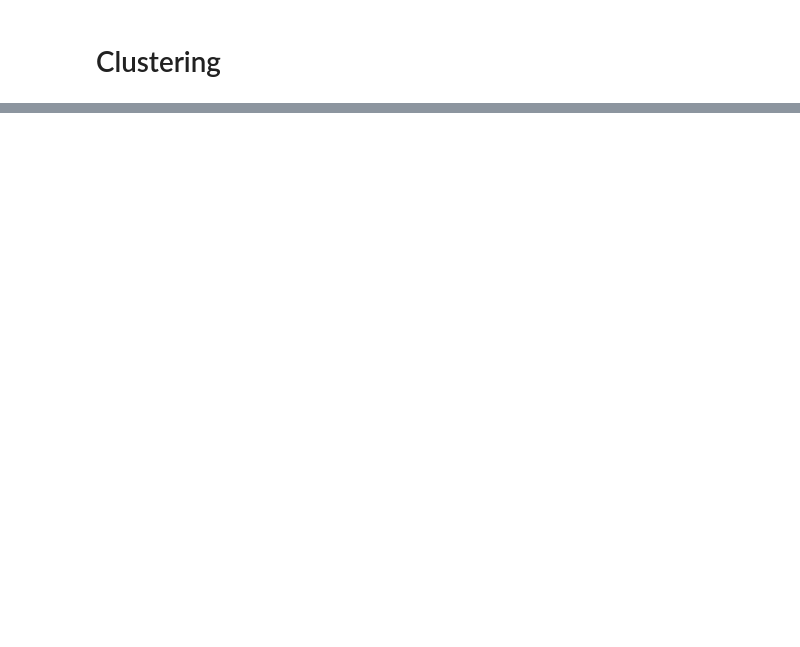
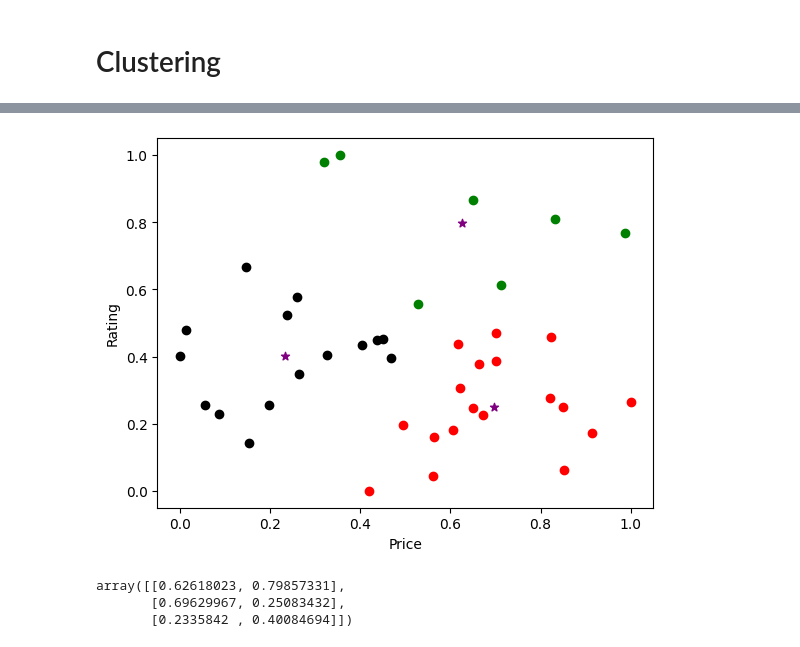
Before and after one commit to caitlinmag/DAV_CA1, a Jupyter notebook: GlobalEthicalBeautyIndex/MultiVariate_Analysis.ipynb, the cells around one changed output, grey strips where cells are left out. Saved outputs shown, nothing was run; the diff lists cells and outputs as text; code cells hidden in the pictures; blank space fills up the shorter version.

```diff
--- a/GlobalEthicalBeautyIndex/MultiVariate_Analysis.ipynb
+++ b/GlobalEthicalBeautyIndex/MultiVariate_Analysis.ipynb
@@ -225,0 +253,4 @@ array(['Packaging_Type', 'Has_Active_Ingredients', 'Number_of_Reviews',
+# %%
+scaler = MinMaxScaler()
+scaler.fit(dataset[['Price_USD']])
+dataset.Price_USD = scaler.transform(dataset['Price_USD'].values.reshape(-1, 1))
@@ -225,0 +277,3 @@ array(['Packaging_Type', 'Has_Active_Ingredients', 'Number_of_Reviews',
+# %%
+scaler.fit(dataset[['Rating']])
+dataset.Rating = scaler.transform(dataset['Rating'].values.reshape(-1, 1))
@@ -225,0 +300,25 @@ array(['Packaging_Type', 'Has_Active_Ingredients', 'Number_of_Reviews',
+# %%
+km = KMeans(n_clusters=3, n_init='auto')
+y_predicted = km.fit_predict(dataset[['Price_USD', 'Rating']])
+dataset['cluster'] = y_predicted
+# %%
+df1 = dataset[dataset.cluster == 0]
+df2 = dataset[dataset.cluster == 1]
+df3 = dataset[dataset.cluster == 2]
+
+plt.scatter(df1.Price_USD, df1.Rating, color='green')
+plt.scatter(df2.Price_USD, df2.Rating, color='red')
+plt.scatter(df3.Price_USD, df3.Rating, color='black')
+
+plt.scatter(km.cluster_centers_[:, 0], km.cluster_centers_[:, 1], color='purple', marker = '*', label='centroid')
+plt.xlabel("Price")
+plt.ylabel("Rating")
+plt.show()
+# %% [output]
+[figure, added]
+# %%
+km.cluster_centers_
+# %% [output]
+array([[0.62618023, 0.79857331],
+       [0.69629967, 0.25083432],
+       [0.2335842 , 0.40084694]])
```
Also changed, not shown: parts of 11 cells of this notebook, 2 other files.
